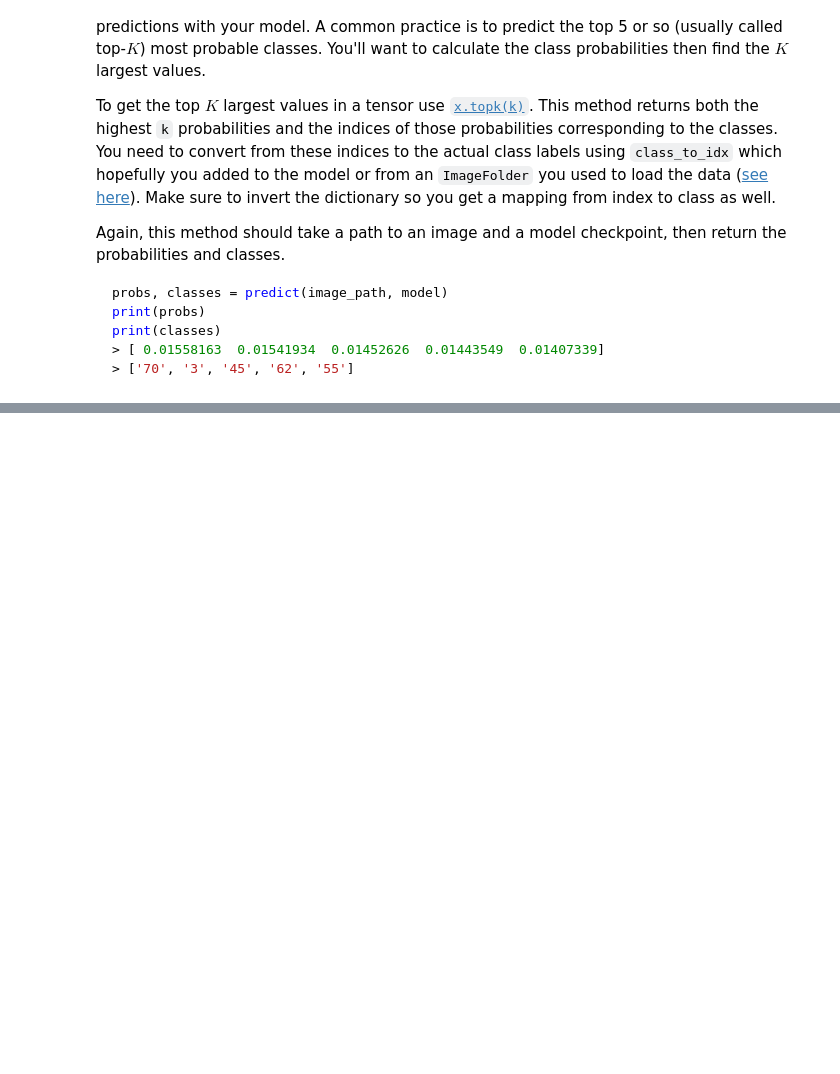
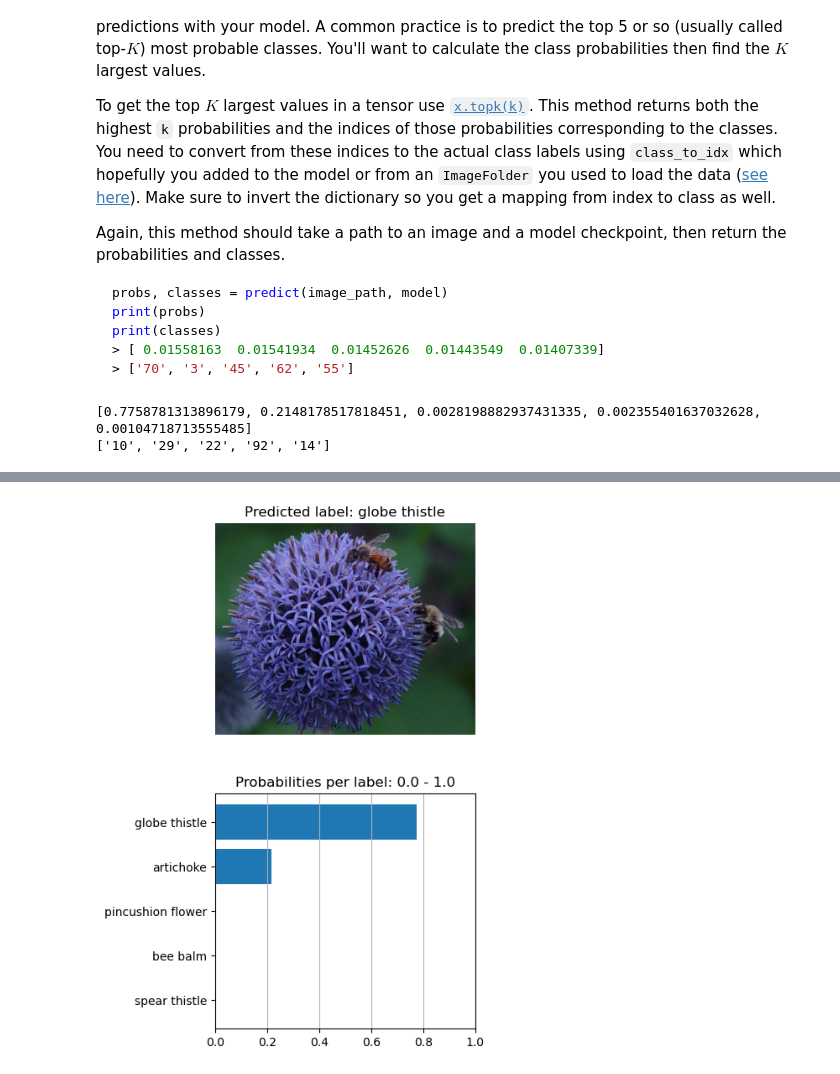
Before and after one commit to oliver-hh/aipnd-project, a Jupyter notebook: Image Classifier Project.ipynb, the cells around one changed output, grey strips where cells are left out. Drawn from its saved outputs; the diff is of its cells as text; code cells hidden in the pictures; blank space fills up the shorter version.

````diff
--- a/Image Classifier Project.ipynb
+++ b/Image Classifier Project.ipynb
@@ -513,12 +513,50 @@ print(classes)
 > [ 0.01558163  0.01541934  0.01452626  0.01443549  0.01407339]
 > ['70', '3', '45', '62', '55']
 ```
-# %%
-def predict(image_path, model, topk=5):
-    ''' Predict the class (or classes) of an image using a trained deep learning model.
-    '''
-
-    # TODO: Implement the code to predict the class from an image file
+# %%
+def predict(image_path, model, topk=5, device='cpu'):
+    ''' Predict the class (or classes) of an image using a trained deep learning model.
+    '''
+
+    # DONE: Implement the code to predict the class from an image file
+
+    # Image processing (resize, crop and normalize)
+    numpy_image = process_image(image_path)
+
+    # Convert image to a tensor
+    image = torch.from_numpy(numpy_image)
+    # Add another dimension (required for batch_processing)
+    image = image.unsqueeze(0).float()
+
+    # Set model to evaluation mode and determine the outputs for the image
+    model.eval()
+    with torch.no_grad():
+        model, image = model.to(device), image.to(device)
+        log_outputs = model.forward(image)
+        outputs = torch.exp(log_outputs)
+
+    # Get the top 5 probabilities for matching classes
+    top_k, top_indices = outputs.topk(5, dim=1)
+
+    # Convert/flatten top_k and top_indices from a tensor to an one-dimensional array
+    top_k = top_k.numpy().flatten().tolist()
+    top_indices = top_indices.numpy().flatten()
+
+    # Invert class_to_idx and map indices to the actual class labels
+    idx_to_class = {v: k for k, v in model.class_to_idx.items()}
+    top_classes = [idx_to_class[top_indices[i]] for i in range(5)]
+
+    print(top_k, top_indices, top_classes) if DEBUG else None
+
+    return top_k, top_classes
+
+image_path = './flowers/test/10/image_07090.jpg'
+probabilities, classes = predict(image_path, model, device)
+print(probabilities)
+print(classes)
+# %% [output]
+[0.7758781313896179, 0.2148178517818451, 0.0028198882937431335, 0.002355401637032628, 0.00104718713555485]
+['10', '29', '22', '92', '14']
 # %% [markdown]
 ## Sanity Checking
 
@@ -531,0 +568,27 @@ You can convert from the class integer encoding to actual flower names with the
+# %%
+# DONE: Display an image along with the top 5 classes
+
+# Create figure with to subplots (image, horizontal barchart) in two rows
+figure, (image_ax, graph_ax) = plt.subplots(figsize=(4,8), nrows=2)
+
+# Initialize variables
+image = Image.open(image_path)
+image_classnames = [cat_to_name[i] for i in classes] # Names of the classes with descending probabilities
+image_label = image_classnames[0] # Class with the highest probability is the predicted label
+graph_ypos = np.arange(len(image_classnames)) #
+
+# Show the image for which the prediction took place
+image_ax.imshow(image)
+image_ax.set_title(f'Predicted label: {image_title}')
+image_ax.axis('off')
+
+# Draw the horizontal barchart with descending probabilities
+graph_ax.barh(y_positions, probabilities)
+graph_ax.set_title('Probabilities per label: 0.0 - 1.0')
+graph_ax.set_xlim([0, 1])
+graph_ax.set_yticks(graph_ypos)
+graph_ax.set_yticklabels(image_classnames)
+graph_ax.invert_yaxis()
+graph_ax.grid(True, axis='x')
+# %% [output]
+[figure, added]
````
Also changed, not shown: parts of 3 cells of this notebook.
